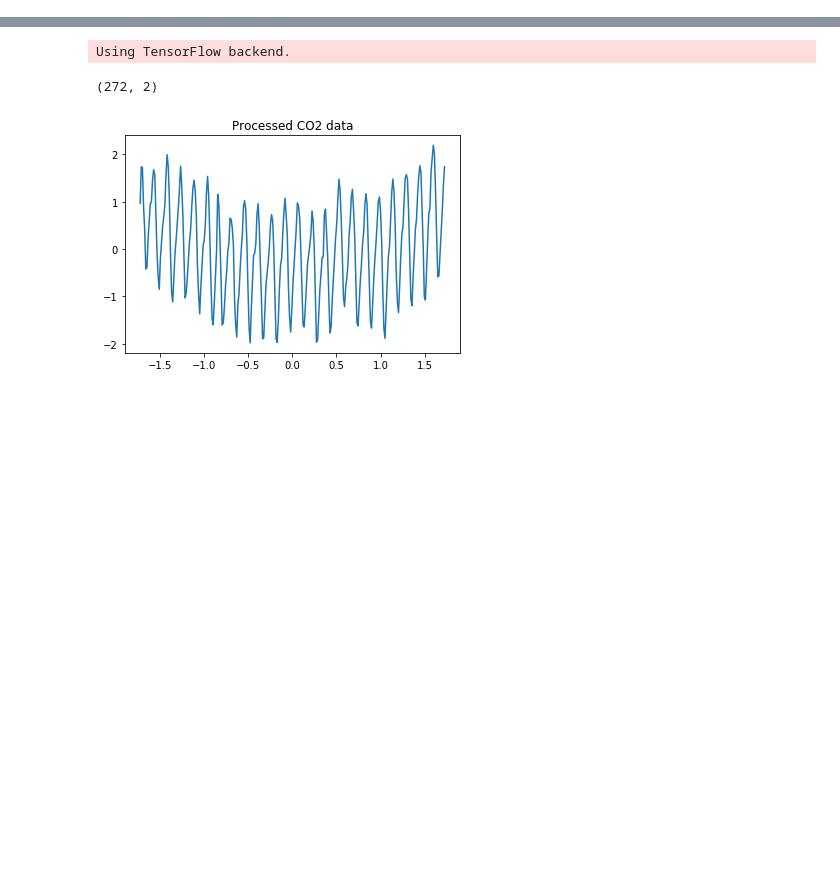
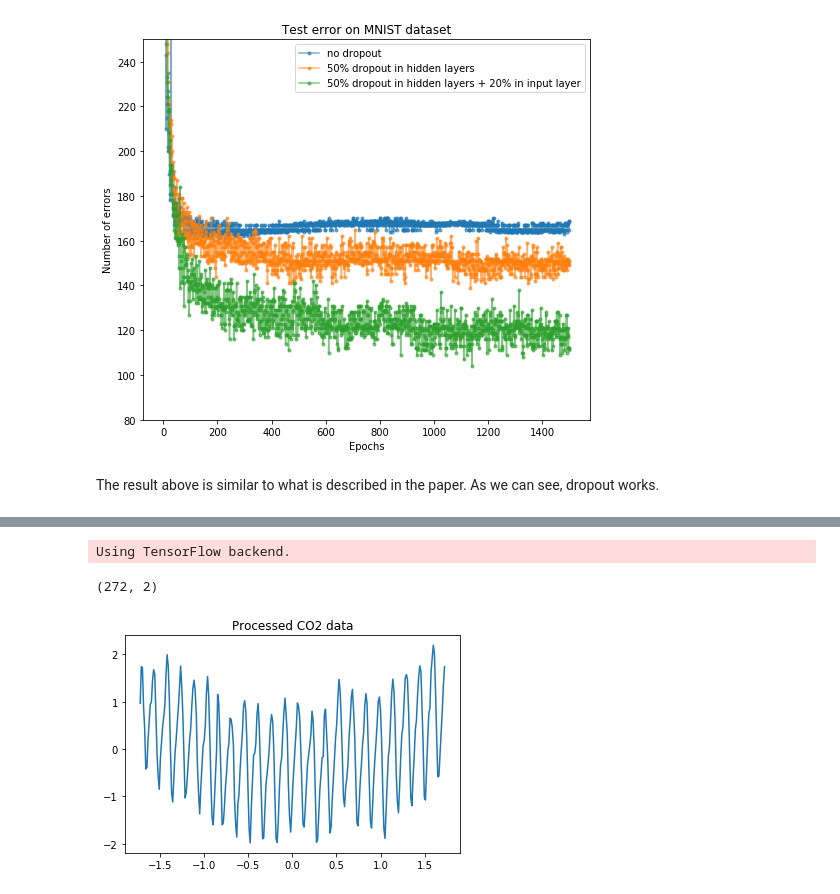
Before and after one commit to xuwd11/Dropout_Tutorial_in_PyTorch, a Jupyter notebook: index.ipynb, the cells around one changed output, grey strips where cells are left out. Saved outputs shown, nothing was run; the diff lists cells and outputs as text; code cells hidden in the pictures; blank space fills up the shorter version.

```diff
--- a/co2_regression/co2_regression_keras.ipynb
+++ b/index.ipynb
@@ -0,0 +182,10 @@
+# %%
+hidden_layers = [800, 800]
+mlp1 = [MLPClassifier(hidden_layers, droprates=[0, 0], max_epoch=1500),
+        MLPClassifier(hidden_layers, droprates=[0, 0.5], max_epoch=1500),
+        MLPClassifier(hidden_layers, droprates=[0.2, 0.5], max_epoch=1500)]
+# %%
+%%time
+
+print(mlp1[0].model)
+mlp1[0].fit(trainset, testset,verbose=False);
@@ -0,0 +211,5 @@
+# %%
+%%time
+
+print(mlp1[1].model)
+mlp1[1].fit(trainset, testset,verbose=False);
@@ -0,0 +235,5 @@
+# %%
+%%time
+
+print(mlp1[2].model)
+mlp1[2].fit(trainset, testset,verbose=False);
@@ -0,0 +259,16 @@
+# %%
+results = [(mlp.loss_, mlp.test_accuracy, mlp.test_error) for mlp in mlp1]
+labels = ['no dropout', '50% dropout in hidden layers', '50% dropout in hidden layers + 20% in input layer']
+
+plt.figure(figsize=(8, 7))
+for i, r in enumerate(results):
+    plt.plot(range(1, len(r[2])+1), r[2], '.-', label=labels[i], alpha=0.6);
+plt.ylim([80, 250]);
+plt.legend(loc=1);
+plt.xlabel('Epochs');
+plt.ylabel('Number of errors');
+plt.title('Test error on MNIST dataset');
+# %% [output]
+[figure, added]
+# %% [markdown]
+The result above is similar to what is described in the paper. As we can see, dropout works.
```
Also changed, not shown: parts of 25 cells of this notebook, 1 other file.
